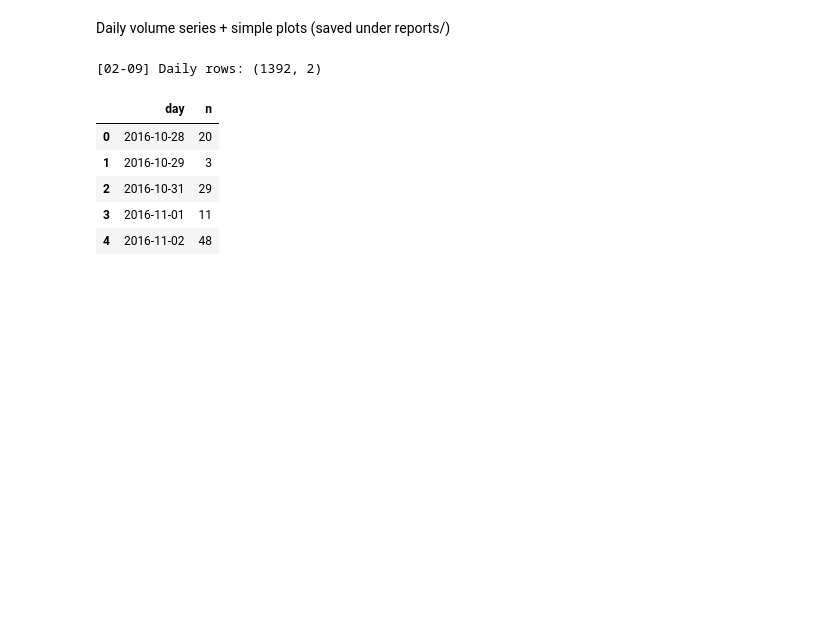
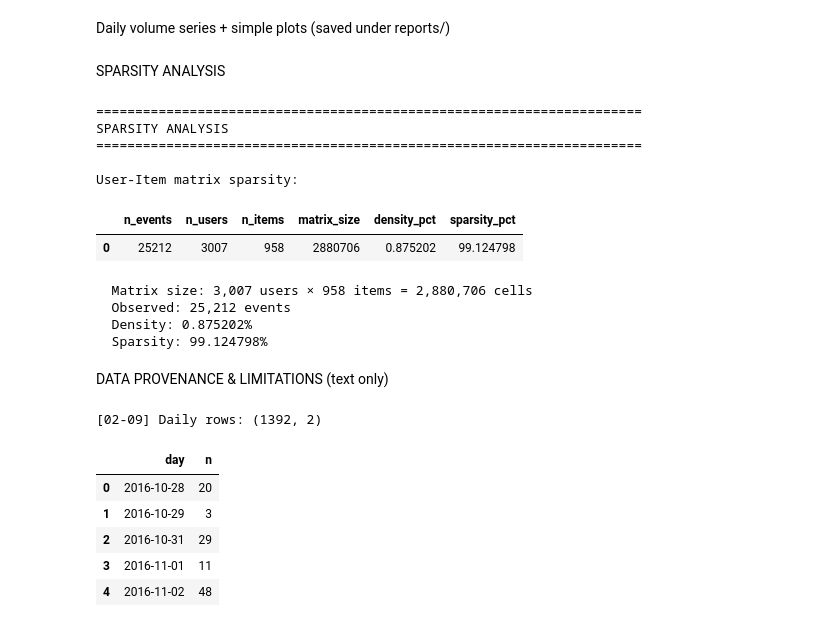
Before and after one commit to jamalla/mooc-coldstart-session-meta, a Jupyter notebook: notebooks/02_eda_target_mooc.ipynb, the cells around one changed output. Cells and saved outputs as stored; diff of their text form; code cells hidden in the pictures; blank space fills up the shorter version.

```diff
--- a/notebooks/02_eda_target_mooc.ipynb
+++ b/notebooks/02_eda_target_mooc.ipynb
@@ -411,2 +605,49 @@ display(value_stats)
 # %% [markdown]
 Daily volume series + simple plots (saved under reports/)
+# %% [markdown]
+SPARSITY ANALYSIS
+# %%
+print("\n" + "="*70)
+print("SPARSITY ANALYSIS")
+print("="*70)
+
+sparsity = con.execute(f"""
+    WITH stats AS (
+      SELECT
+        COUNT(*) AS n_events,
+        COUNT(DISTINCT user_id) AS n_users,
+        COUNT(DISTINCT item_id) AS n_items
+      FROM {CANON_VIEW}
+    )
+    SELECT
+      n_events,
+      n_users,
+      n_items,
+      (n_users * n_items) AS matrix_size,
+      ROUND(100.0 * n_events / NULLIF((n_users * n_items), 0), 6) AS density_pct,
+      ROUND(100.0 - (100.0 * n_events / NULLIF((n_users * n_items), 0)), 6) AS sparsity_pct
+    FROM stats
+""").df()
+
+print("\nUser-Item matrix sparsity:")
+display(sparsity)
+
+row = sparsity.iloc[0]
+print(f"\n  Matrix size: {int(row['n_users']):,} users × {int(row['n_items']):,} items = {int(row['matrix_size']):,} cells")
+print(f"  Observed: {int(row['n_events']):,} events")
+print(f"  Density: {float(row['density_pct']):.6f}%")
+print(f"  Sparsity: {float(row['sparsity_pct']):.6f}%")
+# %% [output]
+======================================================================
+SPARSITY ANALYSIS
+======================================================================
+
+User-Item matrix sparsity:
+|  | n_events | n_users | n_items | matrix_size | density_pct | sparsity_pct |
+| 0 | 25212 | 3007 | 958 | 2880706 | 0.875202 | 99.124798 |
+  Matrix size: 3,007 users × 958 items = 2,880,706 cells
+  Observed: 25,212 events
+  Density: 0.875202%
+  Sparsity: 99.124798%
+# %% [markdown]
+DATA PROVENANCE & LIMITATIONS (text only)
```
Also changed, not shown: parts of 9 cells of this notebook.
